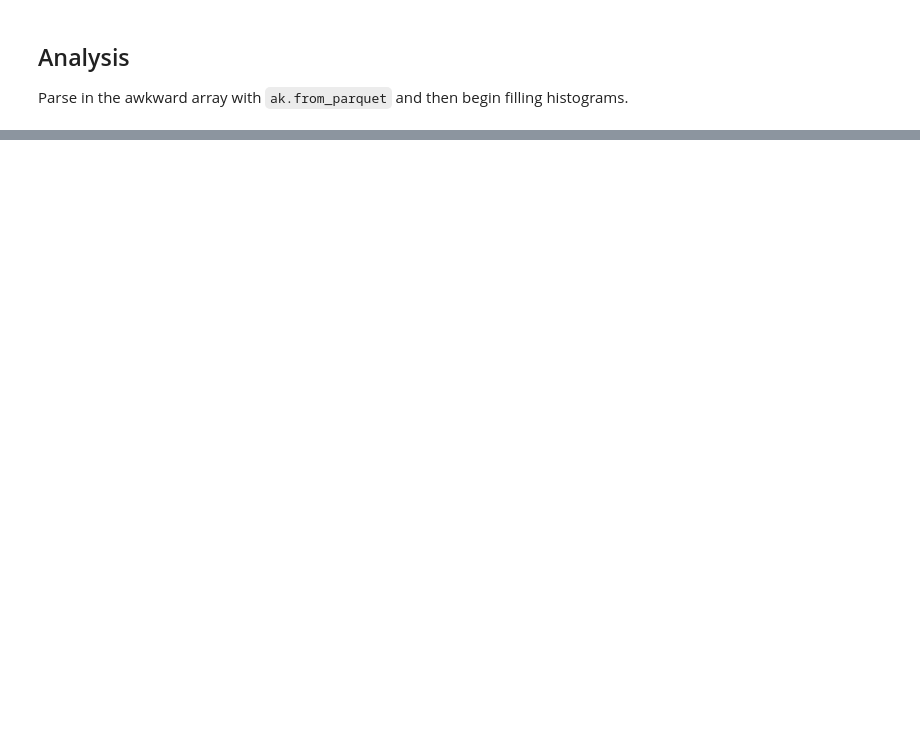
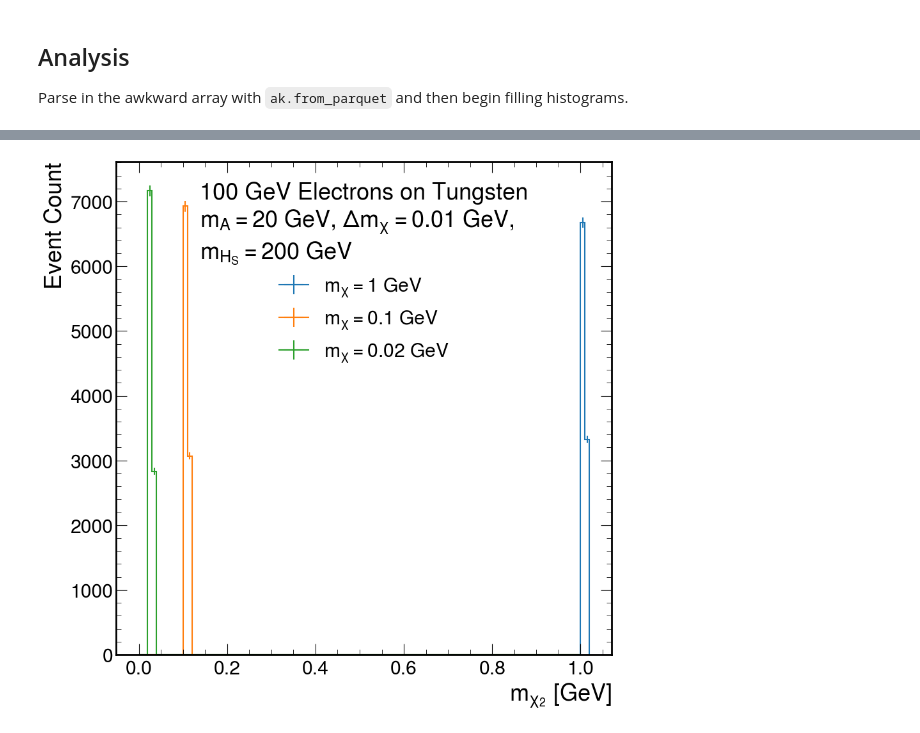
Before and after one commit to tomeichlersmith/hps, a Jupyter notebook: ana/mg-idm-ana.ipynb, the cells around one changed output, grey strips where cells are left out. Cells and saved outputs as stored; diff of their text form; code cells hidden in the pictures; blank space fills up the shorter version.

```diff
--- a/ana/mg-idm-ana.ipynb
+++ b/ana/mg-idm-ana.ipynb
@@ -36,0 +92,13 @@ opts = [
+# %%
+for name, (eventinfo, particles) in opts :
+    hist.Hist(hist.axis.Regular(bins=100,start=0,stop=1,growth=True)).fill(
+        ak.flatten(particles[(particles['id']==1000023)]['m'])
+    ).plot(label=name)
+plt.xlabel('$m_{\chi_2}$ [GeV]')
+plt.ylabel('Event Count')
+plt.legend(title="""100 GeV Electrons on Tungsten
+$m_A = 20$ GeV, $\Delta m_\chi = 0.01$ GeV,
+$m_{H_S} = 200$ GeV""")
+plt.show()
+# %% [output]
+[figure, added]
```
Also changed, not shown: parts of 29 cells of this notebook, 3 other files.
